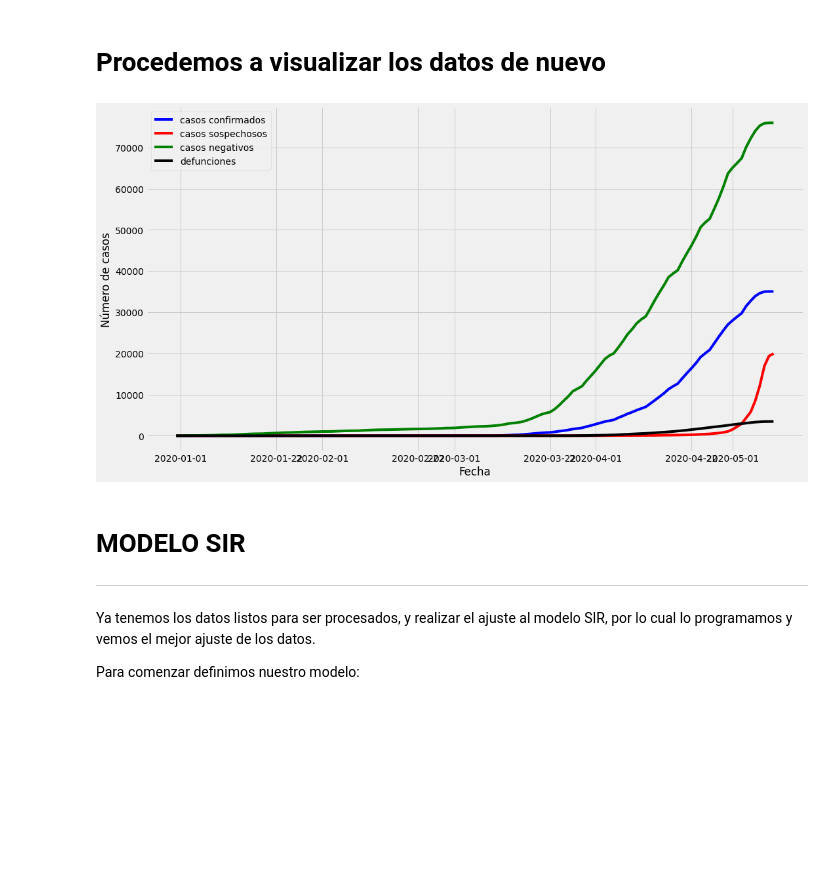
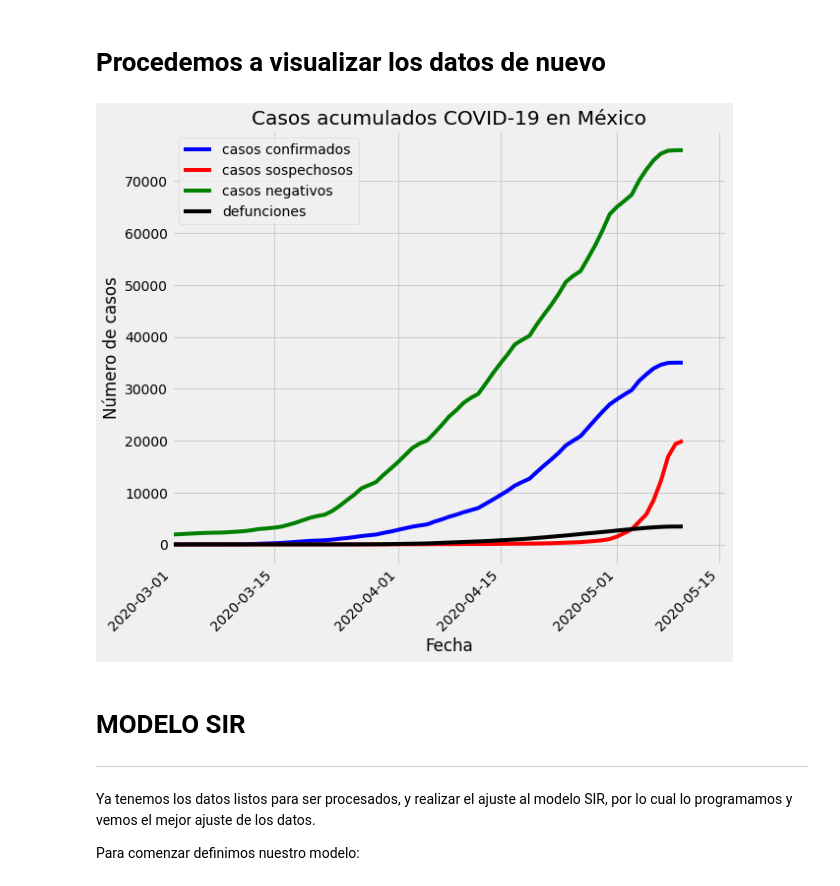
Before and after one commit to Physicworld/ProyectoIO, a Jupyter notebook: ProyectoIO_Notebook.ipynb, the cells around one changed output. Cells and saved outputs as stored; diff of their text form; code cells hidden in the pictures; blank space fills up the shorter version.

```diff
--- a/ProyectoIO_Notebook.ipynb
+++ b/ProyectoIO_Notebook.ipynb
@@ -198,19 +198,22 @@ casos_mexico.tail(3)
 
 # Procedemos a visualizar los datos de nuevo
 # %%
-fig, ax = plt.subplots(figsize=(16,9))
+fig, ax = plt.subplots(figsize=(9,9))
 
+ax.set_title('Casos acumulados COVID-19 en México')
 ax.plot(casos_mexico['casos_confirmados'], label='casos confirmados', color='blue')
 ax.plot(casos_mexico['casos_sospechosos'], label='casos sospechosos', color='red')
 ax.plot(casos_mexico['casos_negativos'], label='casos negativos', color='green')
 ax.plot(casos_mexico['casos_defunciones'], label='defunciones', color='black')
+fig.autofmt_xdate(rotation=45)
 ax.set_xlabel('Fecha')
 ax.set_ylabel('Número de casos')
+ax.set_xlim([datetime.date(2020, 3, 1), datetime.date(2020, 5, 16)])
 plt.legend()
 plt.savefig('COVID-19')
 plt.show()
 # %% [output]
-[figure, old version]
+[figure, new version]
 # %% [markdown]
 # MODELO SIR
 
```
Also changed, not shown: parts of 1 cell of this notebook.
